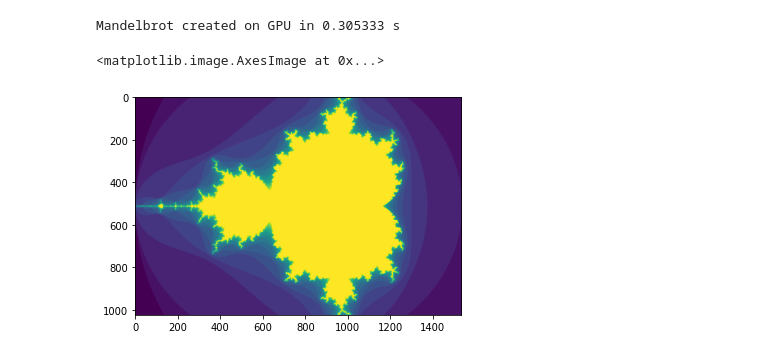
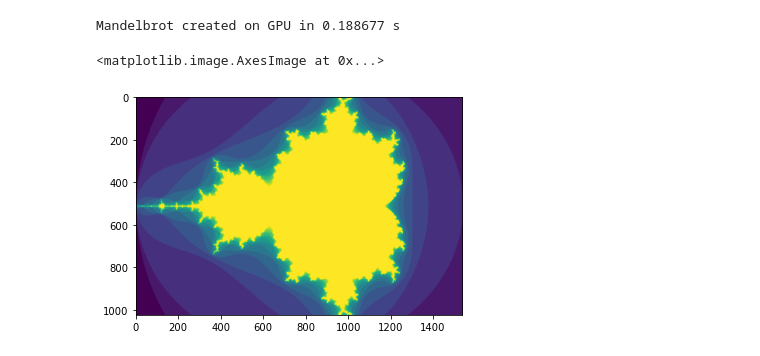
Before and after one commit to Jinnan-Zhang/CodeEx, a Jupyter notebook: PythonTest/GPU/src/tnumba.ipynb, the cells around one changed output. Drawn from its saved outputs; the diff is of its cells as text; code cells hidden in the pictures.

```diff
--- a/PythonTest/GPU/src/tnumba.ipynb
+++ b/PythonTest/GPU/src/tnumba.ipynb
@@ -24,37 +24,37 @@ def mandel_kernel(min_x, max_x, min_y, max_y, image, iters):
   height = image.shape[0]
   width = image.shape[1]
 
   pixel_size_x = (max_x - min_x) / width
   pixel_size_y = (max_y - min_y) / height
 
   startX = cuda.blockDim.x * cuda.blockIdx.x + cuda.threadIdx.x
   startY = cuda.blockDim.y * cuda.blockIdx.y + cuda.threadIdx.y
   gridX = cuda.gridDim.x * cuda.blockDim.x;
   gridY = cuda.gridDim.y * cuda.blockDim.y;
 
   for x in range(startX, width, gridX):
     real = min_x + x * pixel_size_x
     for y in range(startY, height, gridY):
       imag = min_y + y * pixel_size_y
       image[y, x] = mandel(real, imag, iters)
 
 gimage = np.zeros((1024, 1536), dtype = np.uint8)
 blockdim = (32, 8)
 griddim = (32,16)
 
 start = timer()
 d_image = cuda.to_device(gimage)
-mandel_kernel[griddim, blockdim](-2.0, 1.0, -1.0, 1.0, d_image, 20)
-d_image.to_host()
+mandel_kernel[griddim, blockdim](-2.0, 1.0, -1.0, 1.0, d_image, 15)
+gimage=d_image
 dt = timer() - start
 
 print ("Mandelbrot created on GPU in %f s" % dt)
 from matplotlib.pyplot import imshow
 imshow(gimage)
 # %% [output]
-Mandelbrot created on GPU in 0.305333 s
+Mandelbrot created on GPU in 0.188677 s
 <matplotlib.image.AxesImage at 0x...>
-[figure, old version]
+[figure, new version]
 # %%
 import numpy as np
 from numba import jit
```
Also changed, not shown: parts of 3 cells of this notebook, 2 other files.
